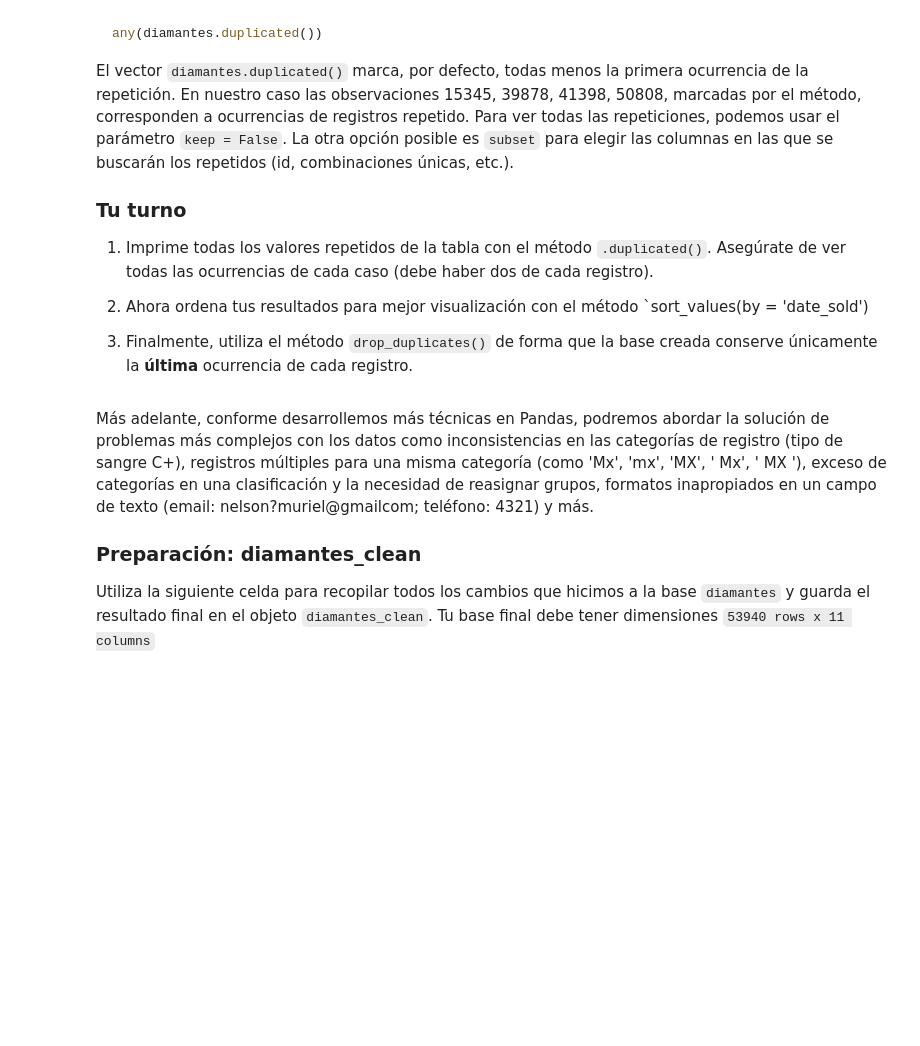
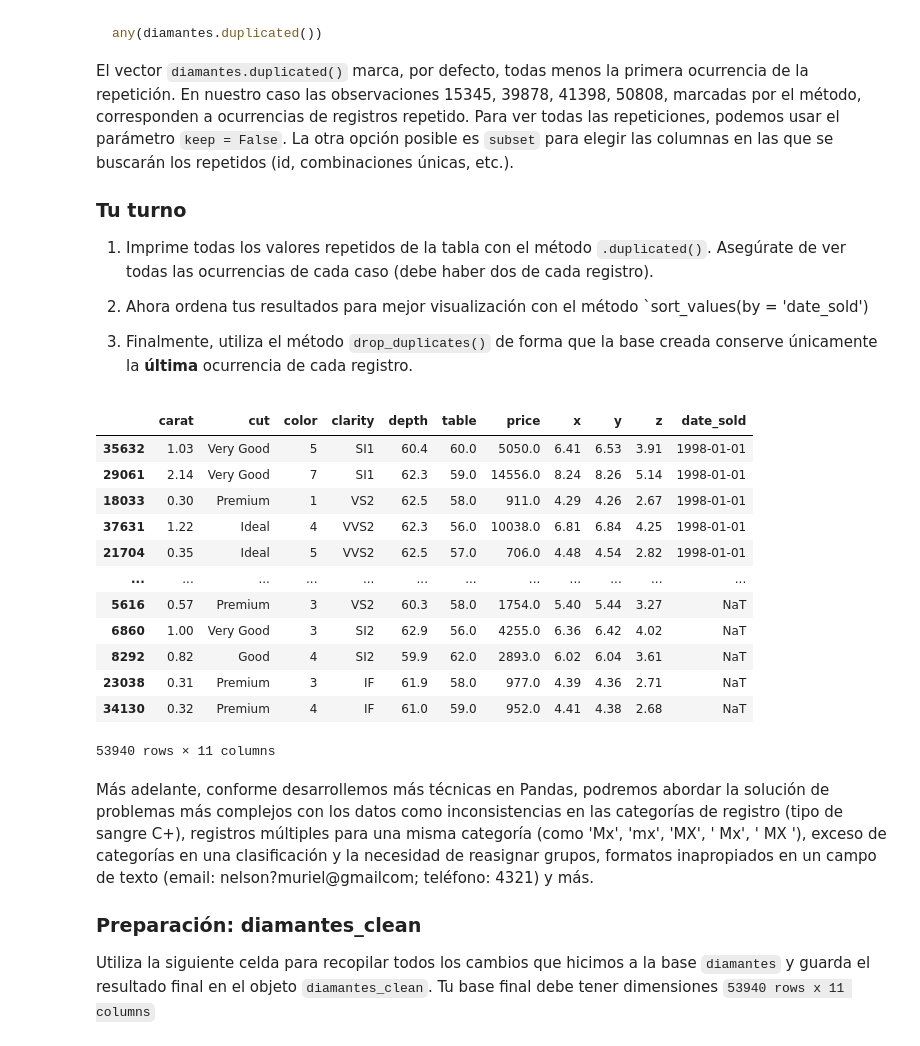
Before and after one commit to NelMuriel/Diplomado-Big-Data-Modulo-4, a Jupyter notebook: Notebooks/Day3. Pandas Query.ipynb, the cells around one changed output. Drawn from its saved outputs; the diff is of its cells as text; code cells hidden in the pictures; blank space fills up the shorter version.

```diff
--- a/Notebooks/Day3. Pandas Query.ipynb
+++ b/Notebooks/Day3. Pandas Query.ipynb
@@ -138,3 +146,10 @@ Intenta corregir la columna `precio` de la base de datos de diamantes.  Para ell
 2. Convierte la columna así obtenida en tipo `float`
 3. Escribe un assert statement para verificar este cambio de tipo
 4. Vuelve a hacer la descripción.  Los cambios merecen la pena?
+# %%
+# RESPUESTA
+diamantes = pd.read_csv('../Datos/diamonds_factors.csv', parse_dates = [10])
+print(diamantes.price.describe())
+diamantes['price'] = diamantes['price'].str.strip('$').astype('float')
+assert diamantes['price'].dtype == 'float'
+diamantes.price.describe()
@@ -159,3 +189,14 @@ La respuesta `True` nos indica que existen registros fuera de fecha...
     3.1 Cambia la observación de la columna `date_sold` a NA (`np.nan`) para estas observaciones e imprime de nuevo estos registros
     3.2 En vez de cambiar los registros por NA, redefine la base de forma que incluya solo las observaciones correctamente registradas (Usa el método de selección `diamantes[...]`.
     3.3 Repite el inciso anterior; pero ahora usando el método `.drop()
+# %%
+import datetime as dt
+bad_records = diamantes['date_sold'] > dt.datetime.today()
+any(bad_records)
+print('Hay un total de', bad_records.sum(), 'registros equivocados')
+print(diamantes[bad_records], '\n')
+diamantes.loc[bad_records,'date_sold'] = np.nan
+print(diamantes[bad_records])
+diamantes[~bad_records]  # ~ es la negación en este contexto
+index = diamantes[bad_records].index
+diamantes.drop(index = index)
@@ -177,6 +249,22 @@ El vector `diamantes.duplicated()` marca, por defecto, todas menos la primera oc
 2. Ahora ordena tus resultados para mejor visualización con el método `sort_values(by = 'date_sold')
 
 3. Finalmente, utiliza el método `drop_duplicates()` de forma que la base creada conserve únicamente la **última** ocurrencia de cada registro.
+# %%
+diamantes.drop_duplicates(keep = 'last').sort_values('date_sold')
+# %% [output]
+|  | carat | cut | color | clarity | depth | table | price | x | y | z | date_sold |
+| 35632 | 1.03 | Very Good | 5 | SI1 | 60.4 | 60.0 | 5050.0 | 6.41 | 6.53 | 3.91 | 1998-01-01 |
+| 29061 | 2.14 | Very Good | 7 | SI1 | 62.3 | 59.0 | 14556.0 | 8.24 | 8.26 | 5.14 | 1998-01-01 |
+| 18033 | 0.30 | Premium | 1 | VS2 | 62.5 | 58.0 | 911.0 | 4.29 | 4.26 | 2.67 | 1998-01-01 |
+| 37631 | 1.22 | Ideal | 4 | VVS2 | 62.3 | 56.0 | 10038.0 | 6.81 | 6.84 | 4.25 | 1998-01-01 |
+| 21704 | 0.35 | Ideal | 5 | VVS2 | 62.5 | 57.0 | 706.0 | 4.48 | 4.54 | 2.82 | 1998-01-01 |
+| ... | ... | ... | ... | ... | ... | ... | ... | ... | ... | ... | ... |
+| 5616 | 0.57 | Premium | 3 | VS2 | 60.3 | 58.0 | 1754.0 | 5.40 | 5.44 | 3.27 | NaT |
+| 6860 | 1.00 | Very Good | 3 | SI2 | 62.9 | 56.0 | 4255.0 | 6.36 | 6.42 | 4.02 | NaT |
+| 8292 | 0.82 | Good | 4 | SI2 | 59.9 | 62.0 | 2893.0 | 6.02 | 6.04 | 3.61 | NaT |
+| 23038 | 0.31 | Premium | 3 | IF | 61.9 | 58.0 | 977.0 | 4.39 | 4.36 | 2.71 | NaT |
+| 34130 | 0.32 | Premium | 4 | IF | 61.0 | 59.0 | 952.0 | 4.41 | 4.38 | 2.68 | NaT |
+53940 rows × 11 columns
 # %% [markdown]
 Más adelante, conforme desarrollemos más técnicas en Pandas, podremos abordar la solución de problemas más complejos con los datos como inconsistencias en las categorías de registro (tipo de sangre C+), registros múltiples para una misma categoría (como 'Mx', 'mx', 'MX', ' Mx', '      MX   '), exceso de categorías en una clasificación y la necesidad de reasignar grupos, formatos inapropiados en un campo de texto (email: nelson?muriel@gmailcom; teléfono: 4321) y más.
 
```
Also changed, not shown: parts of 43 cells of this notebook.
